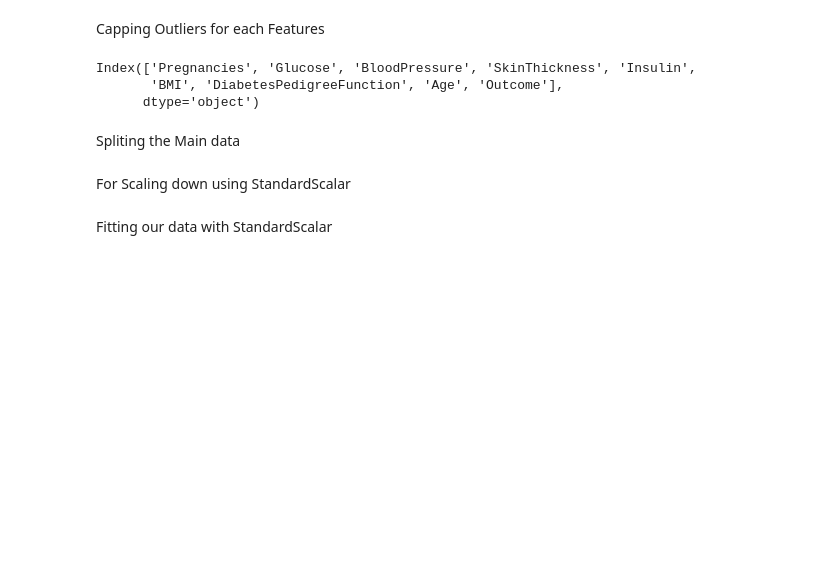
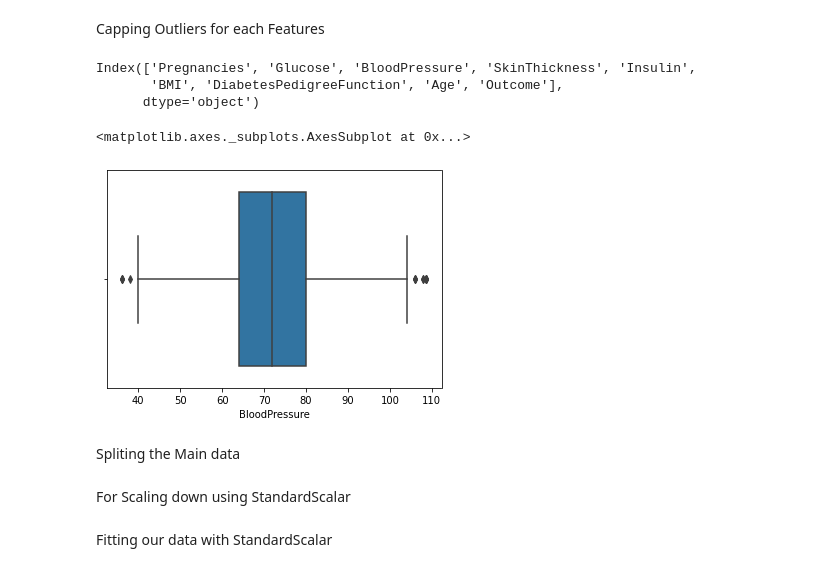
Before and after one commit to sreenal/Pima-Indians-Diabetes_Project, a Jupyter notebook: Pima_Indians_Diabetes.ipynb, the cells around one changed output. Cells and saved outputs as stored; diff of their text form; code cells hidden in the pictures; blank space fills up the shorter version.

```diff
--- a/Pima_Indians_Diabetes.ipynb
+++ b/Pima_Indians_Diabetes.ipynb
@@ -289,0 +292,2 @@ df.head(10)
+# %%
+df['SkinThickness'].loc[(df['SkinThickness']==0)] =df['SkinThickness'].median()
@@ -317,6 +338,11 @@ for column in continuesCols:
 
     df.loc[(df[column] > upper_lim),column] = upper_lim
     df.loc[(df[column] < lower_lim),column] = lower_lim
+# %%
+sns.boxplot(df['BloodPressure'])
+# %% [output]
+<matplotlib.axes._subplots.AxesSubplot at 0x...>
+[figure, added]
 # %% [markdown]
 Spliting the Main data
 # %%
```
Also changed, not shown: parts of 9 cells of this notebook.
